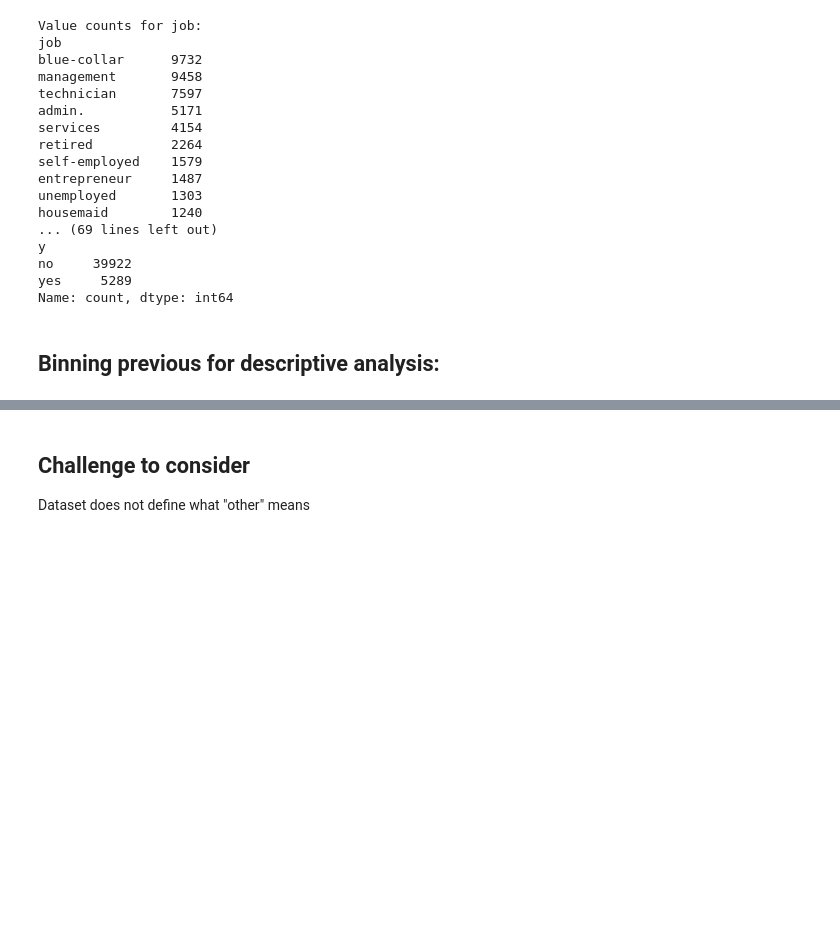
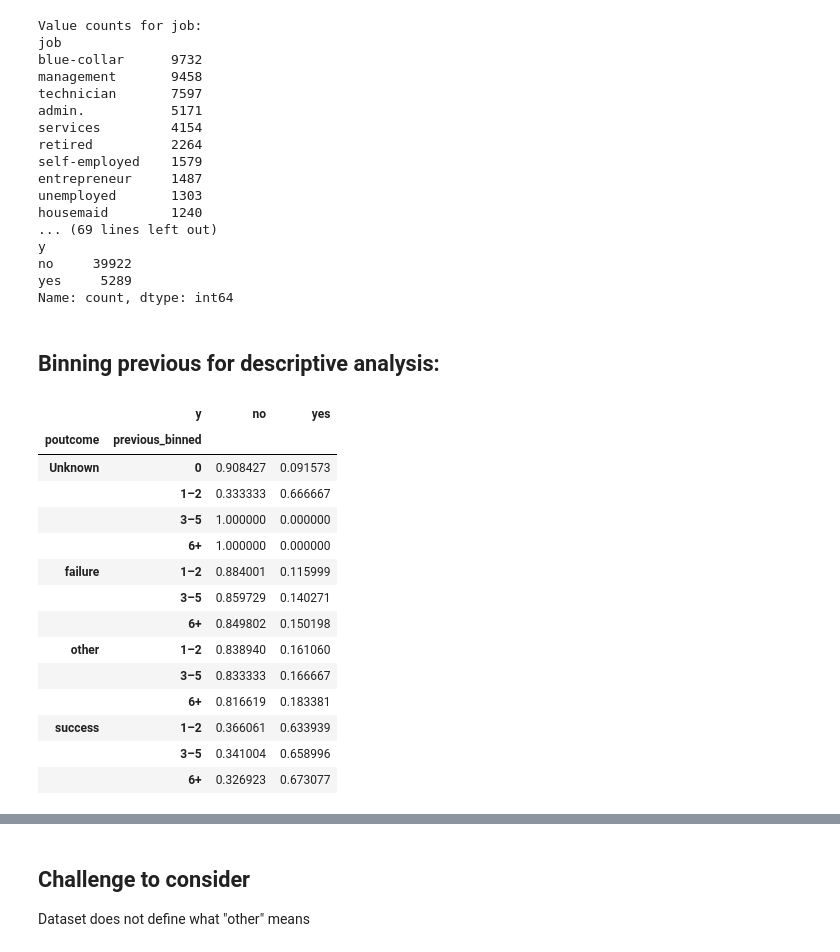
Before and after one commit to aonms/team2-bank_full, a Jupyter notebook: IST360_Team2ProjectDraft.ipynb, the cells around one changed output, grey strips where cells are left out. Drawn from its saved outputs; the diff is of its cells as text; code cells hidden in the pictures; blank space fills up the shorter version.

```diff
--- a/IST360_Team2ProjectDraft.ipynb
+++ b/IST360_Team2ProjectDraft.ipynb
@@ -431,6 +431,35 @@ bins = [-1, 0, 2, 5, float('inf')]
 labels = ['0', '1–2', '3–5', '6+']
 
 df['previous_binned'] = pd.cut(df['previous'], bins=bins, labels=labels)
+# %%
+## cross tab code from copilot:
+
+df['y_num'] = df['y'].map({'no': 0, 'yes': 1})
+
+# Crosstab with rates
+rate_table = pd.crosstab(
+    index=[df['poutcome'], df['previous_binned']],
+    columns=df['y'],
+    normalize='index'
+)
+
+display(rate_table)
+# %% [output]
+|  | y | no | yes |
+| poutcome | previous_binned |  |  |
+| Unknown | 0 | 0.908427 | 0.091573 |
+|  | 1–2 | 0.333333 | 0.666667 |
+|  | 3–5 | 1.000000 | 0.000000 |
+|  | 6+ | 1.000000 | 0.000000 |
+| failure | 1–2 | 0.884001 | 0.115999 |
+|  | 3–5 | 0.859729 | 0.140271 |
+|  | 6+ | 0.849802 | 0.150198 |
+| other | 1–2 | 0.838940 | 0.161060 |
+|  | 3–5 | 0.833333 | 0.166667 |
+|  | 6+ | 0.816619 | 0.183381 |
+| success | 1–2 | 0.366061 | 0.633939 |
+|  | 3–5 | 0.341004 | 0.658996 |
+|  | 6+ | 0.326923 | 0.673077 |
 # %%
 # Count the number of customers in each subscription plan
 plan_counts = df["poutcome"].value_counts().sort_index()
```
Also changed, not shown: parts of 7 cells of this notebook.
